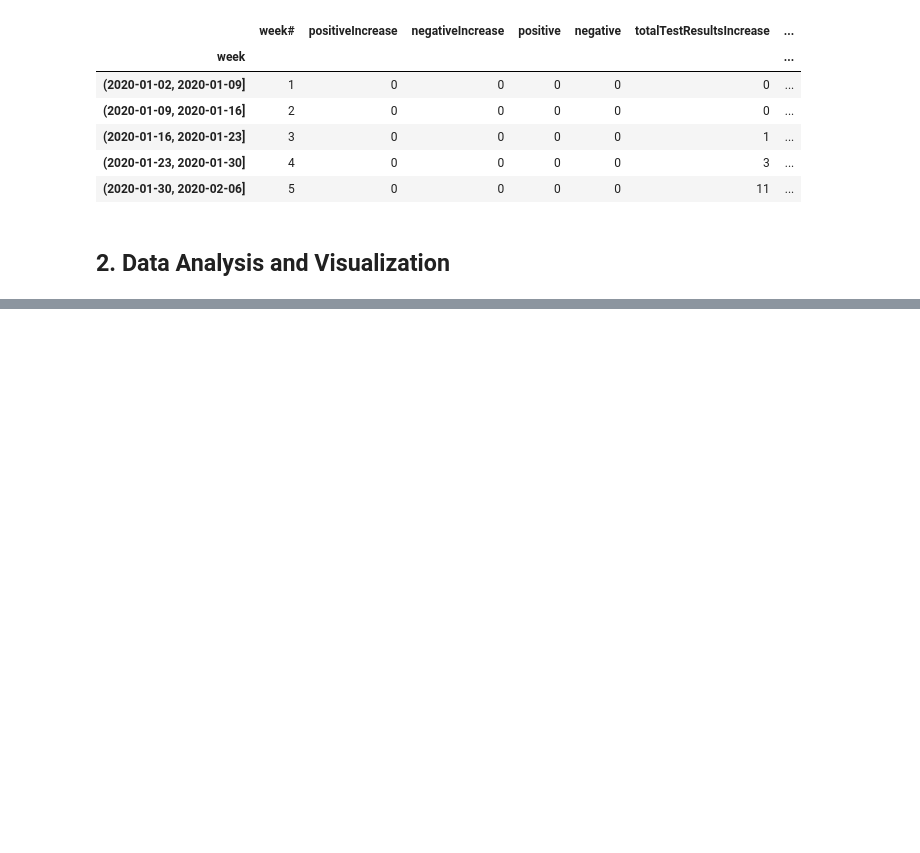
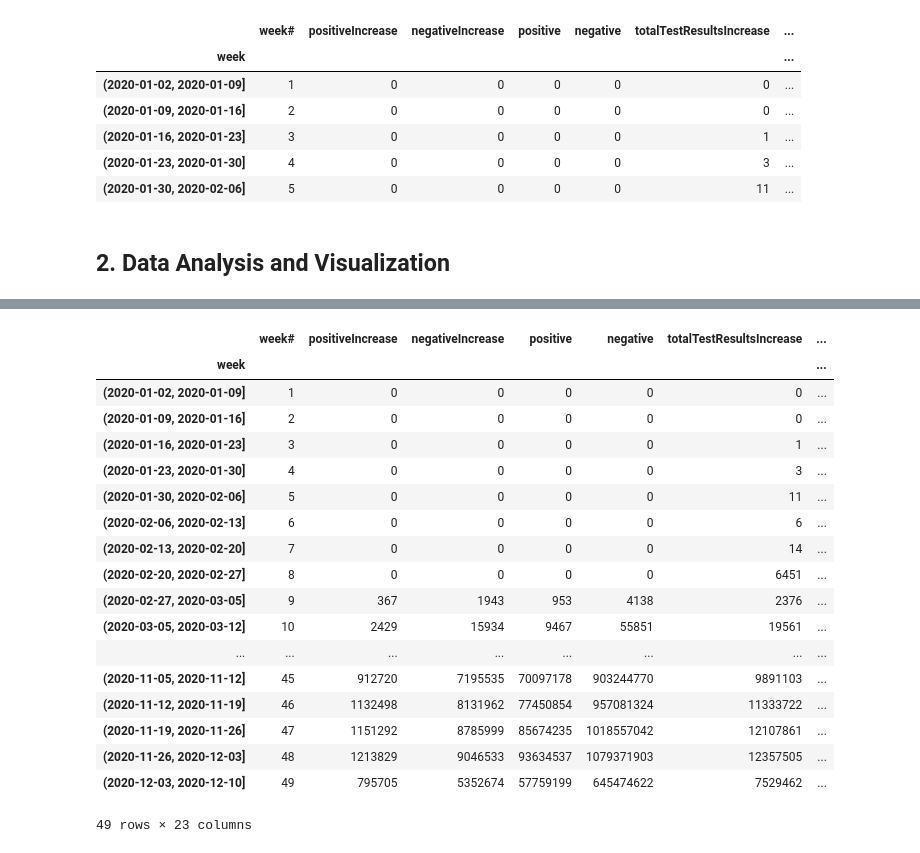
Before and after one commit to sonyal/COVIDSpotifyTrends, a Jupyter notebook: final.ipynb, the cells around one changed output, grey strips where cells are left out. Saved outputs shown, nothing was run; the diff lists cells and outputs as text; code cells hidden in the pictures; blank space fills up the shorter version.

```diff
--- a/final.ipynb
+++ b/final.ipynb
@@ -153,0 +174,22 @@ merged.head()
+# %%
+merged
+# %% [output]
+|  | week# | positiveIncrease | negativeIncrease | positive | negative | totalTestResultsIncrease | ... |
+| week |  |  |  |  |  |  | ... |
+| (2020-01-02, 2020-01-09] | 1 | 0 | 0 | 0 | 0 | 0 | ... |
+| (2020-01-09, 2020-01-16] | 2 | 0 | 0 | 0 | 0 | 0 | ... |
+| (2020-01-16, 2020-01-23] | 3 | 0 | 0 | 0 | 0 | 1 | ... |
+| (2020-01-23, 2020-01-30] | 4 | 0 | 0 | 0 | 0 | 3 | ... |
+| (2020-01-30, 2020-02-06] | 5 | 0 | 0 | 0 | 0 | 11 | ... |
+| (2020-02-06, 2020-02-13] | 6 | 0 | 0 | 0 | 0 | 6 | ... |
+| (2020-02-13, 2020-02-20] | 7 | 0 | 0 | 0 | 0 | 14 | ... |
+| (2020-02-20, 2020-02-27] | 8 | 0 | 0 | 0 | 0 | 6451 | ... |
+| (2020-02-27, 2020-03-05] | 9 | 367 | 1943 | 953 | 4138 | 2376 | ... |
+| (2020-03-05, 2020-03-12] | 10 | 2429 | 15934 | 9467 | 55851 | 19561 | ... |
+| ... | ... | ... | ... | ... | ... | ... | ... |
+| (2020-11-05, 2020-11-12] | 45 | 912720 | 7195535 | 70097178 | 903244770 | 9891103 | ... |
+| (2020-11-12, 2020-11-19] | 46 | 1132498 | 8131962 | 77450854 | 957081324 | 11333722 | ... |
+| (2020-11-19, 2020-11-26] | 47 | 1151292 | 8785999 | 85674235 | 1018557042 | 12107861 | ... |
+| (2020-11-26, 2020-12-03] | 48 | 1213829 | 9046533 | 93634537 | 1079371903 | 12357505 | ... |
+| (2020-12-03, 2020-12-10] | 49 | 795705 | 5352674 | 57759199 | 645474622 | 7529462 | ... |
+49 rows × 23 columns
```
Also changed, not shown: parts of 2 cells of this notebook, 1 other file.
